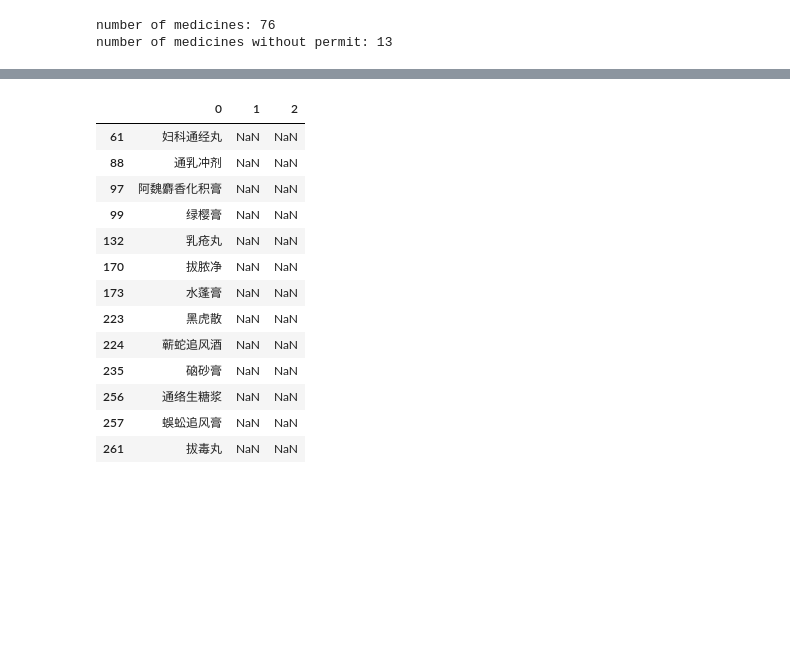
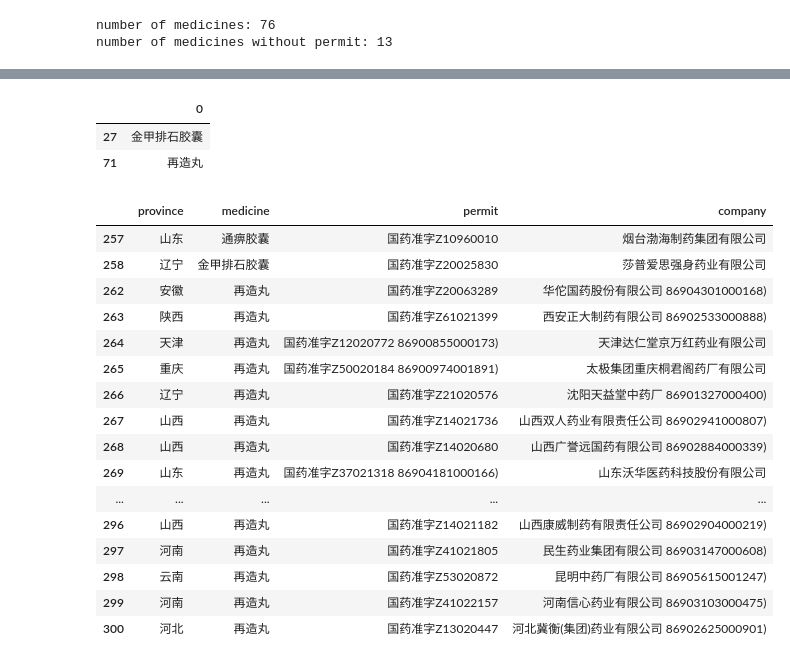
Before and after one commit to Roytangrb/Pangolin, a Jupyter notebook: china/normalise_pangolin_medicine.ipynb, the cells around one changed output, grey strips where cells are left out. Saved outputs shown, nothing was run; the diff lists cells and outputs as text; code cells hidden in the pictures; blank space fills up the shorter version.

Commit message:
normalised medicince and company list

```diff
--- a/china/normalise_pangolin_medicine.ipynb
+++ b/china/normalise_pangolin_medicine.ipynb
@@ -57,17 +68,29 @@ number of medicines without permit: 13
+# %%
+df_med_all = pd.read_excel('./pangolin_medicine.xlsx', 5, header=None)
+df_med_all[np.logical_not(df_med_all[0].isin(df_med[0].unique()))]
+# %% [output]
+|  | 0 |
+| 27 | 金甲排石胶囊 |
+| 71 | 再造丸 |
 # %%
-df_med[df_med[1].isnull()]
+#df_med[1].unique()
-# %% [output]
-|  | 0 | 1 | 2 |
-| 61 | 妇科通经丸 | NaN | NaN |
-| 88 | 通乳冲剂 | NaN | NaN |
-| 97 | 阿魏麝香化积膏 | NaN | NaN |
-| 99 | 绿樱膏 | NaN | NaN |
-| 132 | 乳疮丸 | NaN | NaN |
-| 170 | 拔脓净 | NaN | NaN |
-| 173 | 水蓬膏 | NaN | NaN |
-| 223 | 黑虎散 | NaN | NaN |
-| 224 | 蕲蛇追风酒 | NaN | NaN |
-| 235 | 硇砂膏 | NaN | NaN |
-| 256 | 通络生糖浆 | NaN | NaN |
-| 257 | 蜈蚣追风膏 | NaN | NaN |
-| 261 | 拔毒丸 | NaN | NaN |
+# %%
+df_province[np.logical_not(df_province['permit'].isin(df_med[1].unique()))]
+# %% [output]
+|  | province | medicine | permit | company |
+| 257 | 山东 | 通痹胶囊 | 国药准字Z10960010 | 烟台渤海制药集团有限公司 |
+| 258 | 辽宁 | 金甲排石胶囊 | 国药准字Z20025830 | 莎普爱思强身药业有限公司 |
+| 262 | 安徽 | 再造丸 | 国药准字Z20063289 | 华佗国药股份有限公司 86904301000168) |
+| 263 | 陕西 | 再造丸 | 国药准字Z61021399 | 西安正大制药有限公司 86902533000888) |
+| 264 | 天津 | 再造丸 | 国药准字Z12020772 86900855000173) | 天津达仁堂京万红药业有限公司 |
+| 265 | 重庆 | 再造丸 | 国药准字Z50020184 86900974001891) | 太极集团重庆桐君阁药厂有限公司 |
+| 266 | 辽宁 | 再造丸 | 国药准字Z21020576 | 沈阳天益堂中药厂 86901327000400) |
+| 267 | 山西 | 再造丸 | 国药准字Z14021736 | 山西双人药业有限责任公司 86902941000807) |
+| 268 | 山西 | 再造丸 | 国药准字Z14020680 | 山西广誉远国药有限公司 86902884000339) |
+| 269 | 山东 | 再造丸 | 国药准字Z37021318 86904181000166) | 山东沃华医药科技股份有限公司 |
+| ... | ... | ... | ... | ... |
+| 296 | 山西 | 再造丸 | 国药准字Z14021182 | 山西康威制药有限责任公司 86902904000219) |
+| 297 | 河南 | 再造丸 | 国药准字Z41021805 | 民生药业集团有限公司 86903147000608) |
+| 298 | 云南 | 再造丸 | 国药准字Z53020872 | 昆明中药厂有限公司 86905615001247) |
+| 299 | 河南 | 再造丸 | 国药准字Z41022157 | 河南信心药业有限公司 86903103000475) |
+| 300 | 河北 | 再造丸 | 国药准字Z13020447 | 河北冀衡(集团)药业有限公司 86902625000901) |
```
Also changed, not shown: parts of 10 cells of this notebook, 5 other files.
